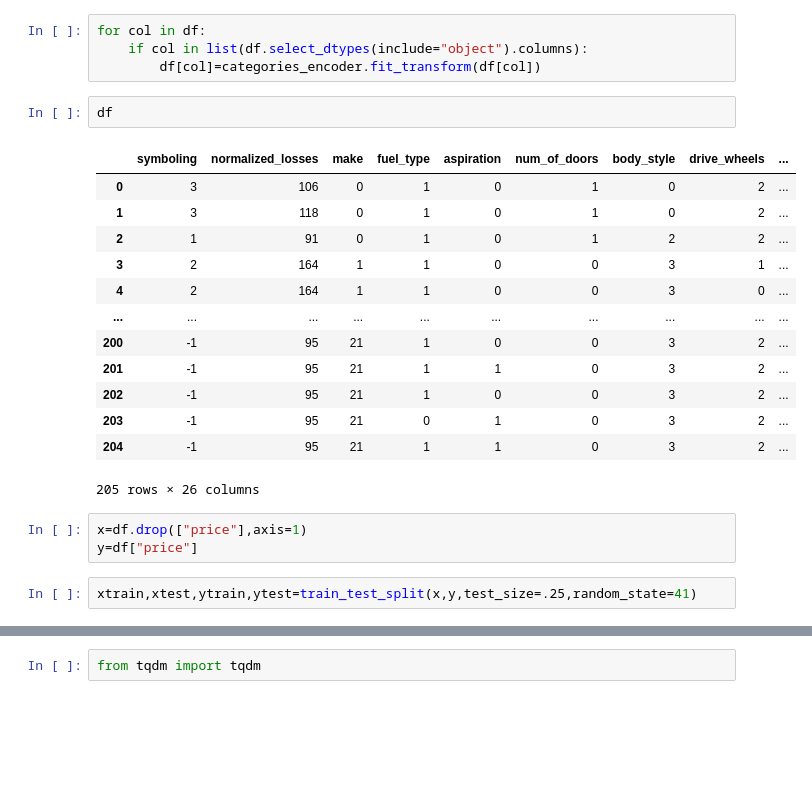
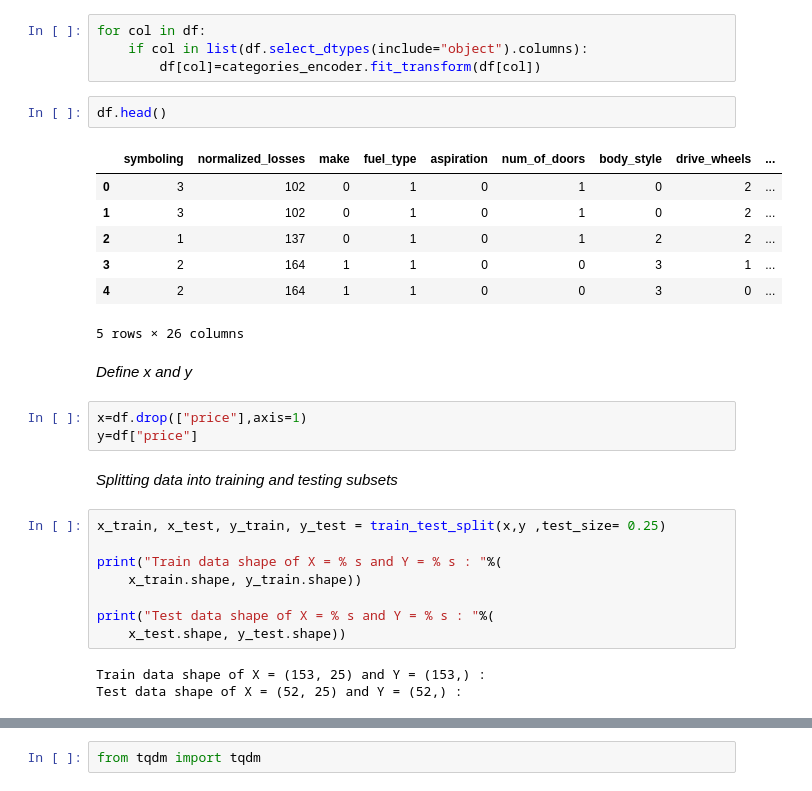
Before and after one commit to omars1234/AutoMobileML, a Jupyter notebook: Analysis.ipynb, the cells around one changed output, grey strips where cells are left out. Cells and saved outputs as stored; diff of their text form; blank space fills up the shorter version.

```diff
--- a/Analysis.ipynb
+++ b/Analysis.ipynb
@@ -118,23 +340,30 @@ for col in df:
     if col in list(df.select_dtypes(include="object").columns):
         df[col]=categories_encoder.fit_transform(df[col])
 # %%
-df
+df.head()
 # %% [output]
 |  | symboling | normalized_losses | make | fuel_type | aspiration | num_of_doors | body_style | drive_wheels | ... |
-| 0 | 3 | 106 | 0 | 1 | 0 | 1 | 0 | 2 | ... |
-| 1 | 3 | 118 | 0 | 1 | 0 | 1 | 0 | 2 | ... |
-| 2 | 1 | 91 | 0 | 1 | 0 | 1 | 2 | 2 | ... |
+| 0 | 3 | 102 | 0 | 1 | 0 | 1 | 0 | 2 | ... |
+| 1 | 3 | 102 | 0 | 1 | 0 | 1 | 0 | 2 | ... |
+| 2 | 1 | 137 | 0 | 1 | 0 | 1 | 2 | 2 | ... |
 | 3 | 2 | 164 | 1 | 1 | 0 | 0 | 3 | 1 | ... |
 | 4 | 2 | 164 | 1 | 1 | 0 | 0 | 3 | 0 | ... |
-| ... | ... | ... | ... | ... | ... | ... | ... | ... | ... |
-| 200 | -1 | 95 | 21 | 1 | 0 | 0 | 3 | 2 | ... |
-| 201 | -1 | 95 | 21 | 1 | 1 | 0 | 3 | 2 | ... |
-| 202 | -1 | 95 | 21 | 1 | 0 | 0 | 3 | 2 | ... |
-| 203 | -1 | 95 | 21 | 0 | 1 | 0 | 3 | 2 | ... |
-| 204 | -1 | 95 | 21 | 1 | 1 | 0 | 3 | 2 | ... |
-205 rows × 26 columns
+5 rows × 26 columns
+# %% [markdown]
+*Define x and y*
 # %%
 x=df.drop(["price"],axis=1)
 y=df["price"]
-# %%
-xtrain,xtest,ytrain,ytest=train_test_split(x,y,test_size=.25,random_state=41)
+# %% [markdown]
+*Splitting data into training and testing subsets*
+# %%
+x_train, x_test, y_train, y_test = train_test_split(x,y ,test_size= 0.25)
+
+print("Train data shape of X = % s and Y = % s : "%(
+	x_train.shape, y_train.shape))
+
+print("Test data shape of X = % s and Y = % s : "%(
+	x_test.shape, y_test.shape))
+# %% [output]
+Train data shape of X = (153, 25) and Y = (153,) :
+Test data shape of X = (52, 25) and Y = (52,) :
```
Also changed, not shown: parts of 50 cells of this notebook.
